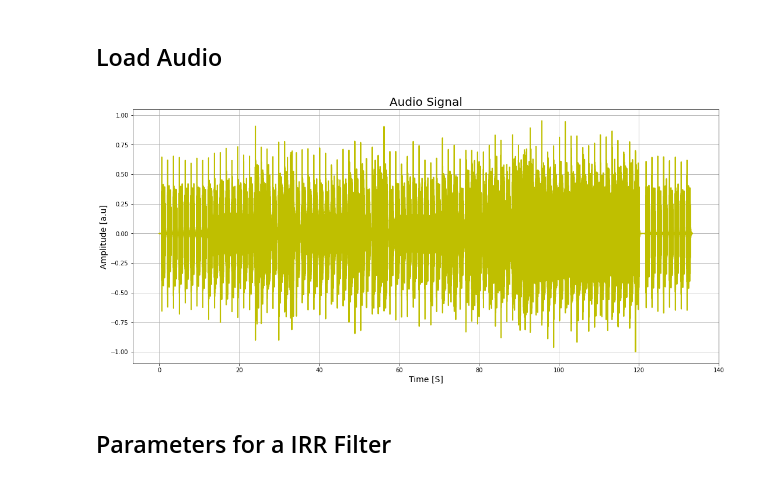
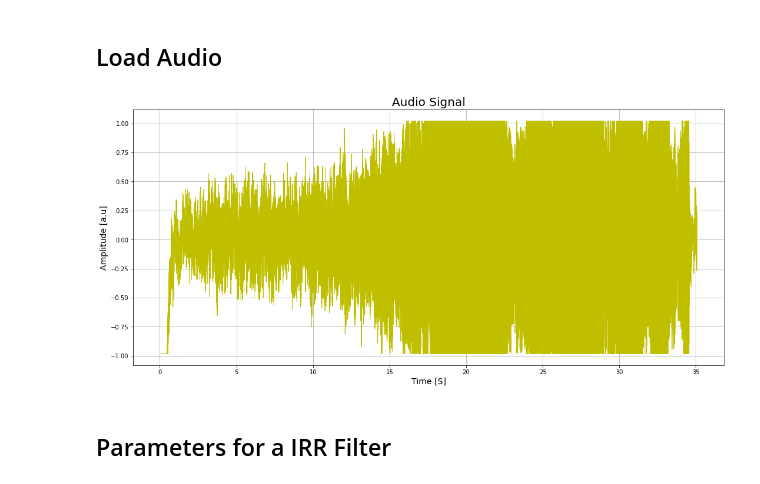
Before and after one commit to SantiagoGuiral/filterviz, a Jupyter notebook: notebook/irr_filters.ipynb, the cells around one changed output. Cells and saved outputs as stored; diff of their text form; code cells hidden in the pictures.

```diff
--- a/notebook/irr_filters.ipynb
+++ b/notebook/irr_filters.ipynb
@@ -10,7 +10,7 @@ np.seterr(divide='ignore', invalid='ignore')
 {'divide': 'warn', 'over': 'warn', 'under': 'ignore', 'invalid': 'warn'}
 # %%
 #Audio
-file_audio=('../audios/audio1.wav')
+file_audio=('../audios/recording.wav')
 fs,x=read(file_audio)
 x=x/float(max(abs(x)))
 x=x-np.mean(x)
@@ -20,14 +20,14 @@ t=np.arange(0,float(len(x))/fs,1/fs)
 ## Load Audio
 # %%
 plt.figure(figsize=(18,8))
-plt.plot(t,x,linewidth=2,color="y")
+plt.plot(t,x,linewidth=1,color="y")
 plt.xlabel("Time [S]",fontsize=14)
 plt.ylabel("Amplitude [a.u]",fontsize=14)
 plt.title("Audio Signal",fontsize=20)
 plt.grid()
 plt.show()
 # %% [output]
-[figure, old version]
+[figure, new version]
 # %% [markdown]
 ## Parameters for a IRR Filter
 # %%
```
Also changed, not shown: parts of 2 cells of this notebook, 3 other files.
